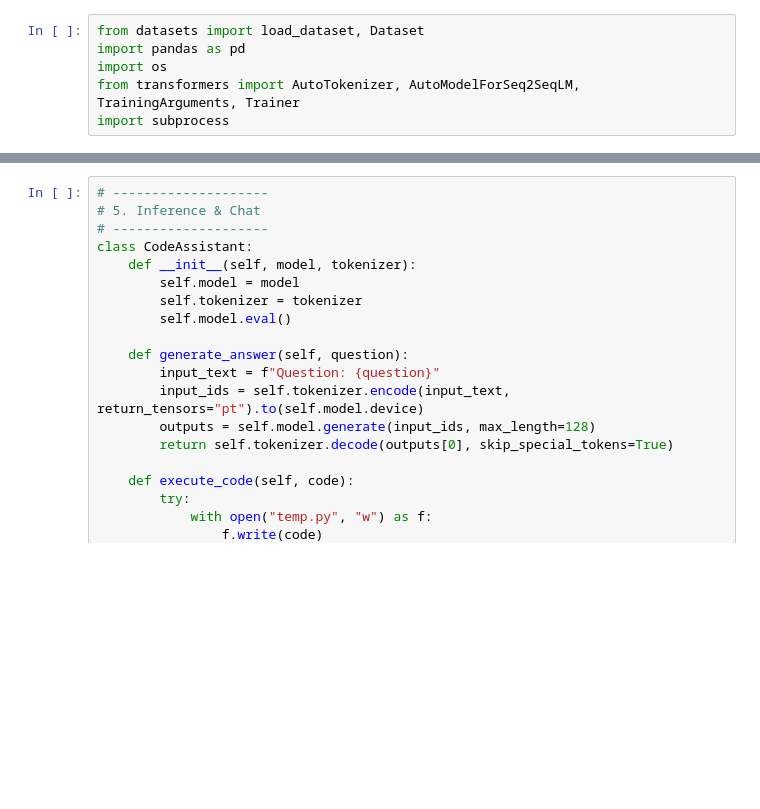
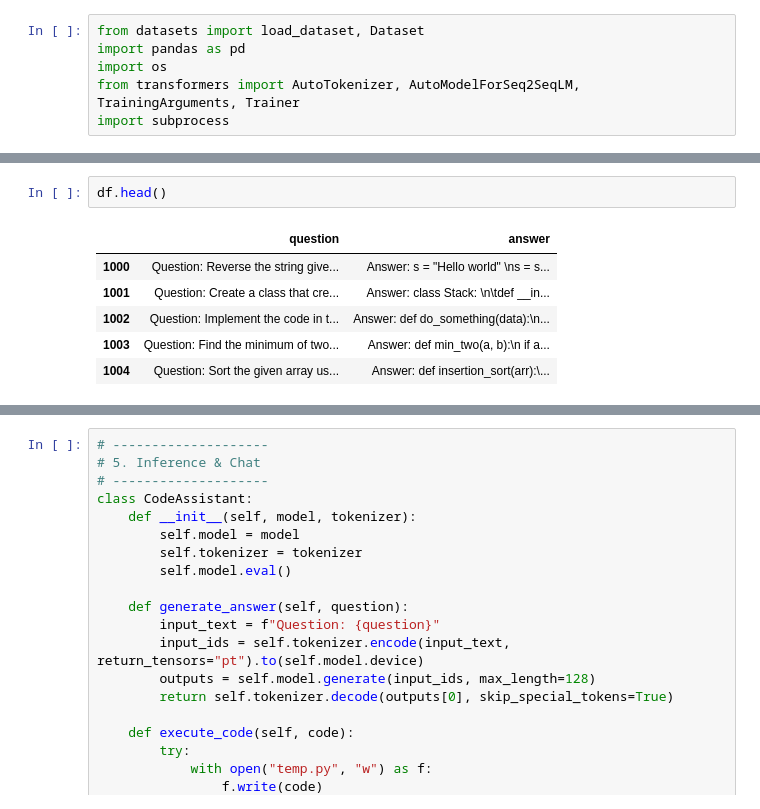
Before and after one commit to abojha/AbOjha, a Jupyter notebook: DL.ipynb, the cells around one changed output, grey strips where cells are left out. Cells and saved outputs as stored; diff of their text form; blank space fills up the shorter version.

```diff
--- a/DL.ipynb
+++ b/DL.ipynb
@@ -43 +112,10 @@ df = df.head(5000)  # Select first 1000 rows
+# %%
+df.head()
+# %% [output]
+|  | question | answer |
+| 1000 | Question: Reverse the string give... | Answer: s = "Hello world" \ns = s... |
+| 1001 | Question: Create a class that cre... | Answer: class Stack: \n\tdef __in... |
+| 1002 | Question: Implement the code in t... | Answer: def do_something(data):\n... |
+| 1003 | Question: Find the minimum of two... | Answer: def min_two(a, b):\n if a... |
+| 1004 | Question: Sort the given array us... | Answer: def insertion_sort(arr):\... |
 # %%
```
Also changed, not shown: parts of 16 cells of this notebook.
